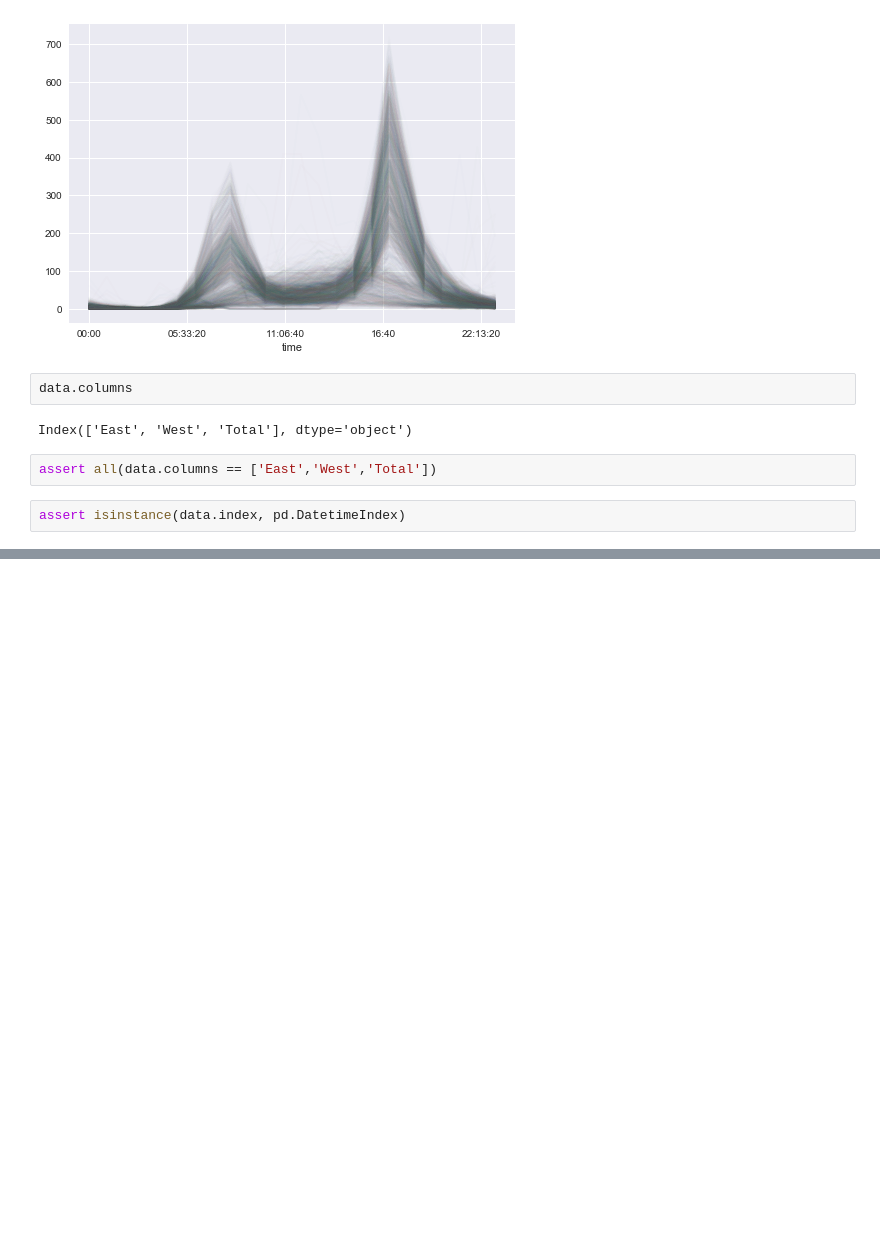
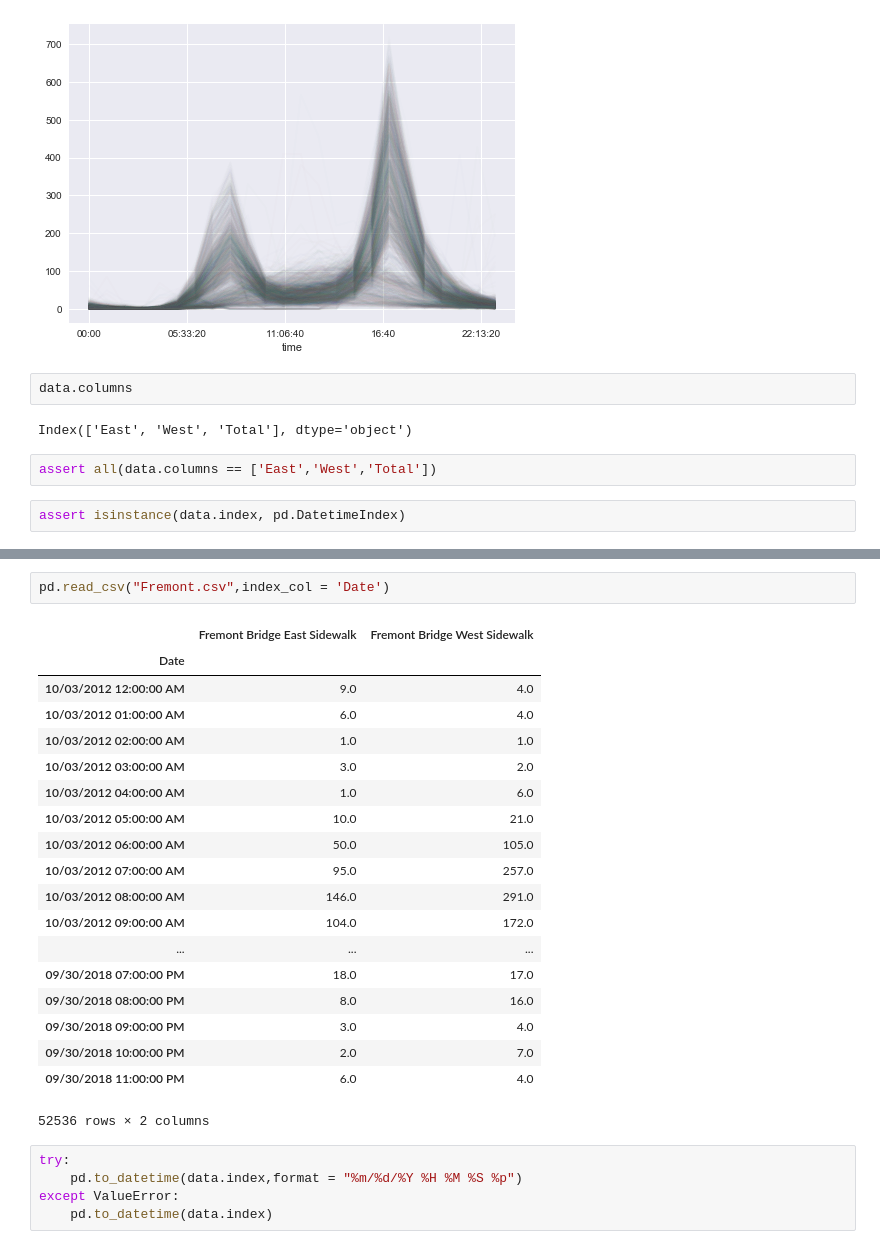
Before and after one commit to LoganBe/TestRepo, a Jupyter notebook: Test notebook bike analysis.ipynb, the cells around one changed output, grey strips where cells are left out. Drawn from its saved outputs; the diff is of its cells as text; blank space fills up the shorter version.

```diff
--- a/Test notebook bike analysis.ipynb
+++ b/Test notebook bike analysis.ipynb
@@ -68,0 +77,27 @@ assert isinstance(data.index, pd.DatetimeIndex)
+# %%
+pd.read_csv("Fremont.csv",index_col = 'Date')
+# %% [output]
+|  | Fremont Bridge East Sidewalk | Fremont Bridge West Sidewalk |
+| Date |  |  |
+| 10/03/2012 12:00:00 AM | 9.0 | 4.0 |
+| 10/03/2012 01:00:00 AM | 6.0 | 4.0 |
+| 10/03/2012 02:00:00 AM | 1.0 | 1.0 |
+| 10/03/2012 03:00:00 AM | 3.0 | 2.0 |
+| 10/03/2012 04:00:00 AM | 1.0 | 6.0 |
+| 10/03/2012 05:00:00 AM | 10.0 | 21.0 |
+| 10/03/2012 06:00:00 AM | 50.0 | 105.0 |
+| 10/03/2012 07:00:00 AM | 95.0 | 257.0 |
+| 10/03/2012 08:00:00 AM | 146.0 | 291.0 |
+| 10/03/2012 09:00:00 AM | 104.0 | 172.0 |
+| ... | ... | ... |
+| 09/30/2018 07:00:00 PM | 18.0 | 17.0 |
+| 09/30/2018 08:00:00 PM | 8.0 | 16.0 |
+| 09/30/2018 09:00:00 PM | 3.0 | 4.0 |
+| 09/30/2018 10:00:00 PM | 2.0 | 7.0 |
+| 09/30/2018 11:00:00 PM | 6.0 | 4.0 |
+52536 rows × 2 columns
+# %%
+try:
+    pd.to_datetime(data.index,format = "%m/%d/%Y %H %M %S %p")
+except ValueError:
+    pd.to_datetime(data.index)
```
Also changed, not shown: parts of 1 cell of this notebook, 1 other file.
